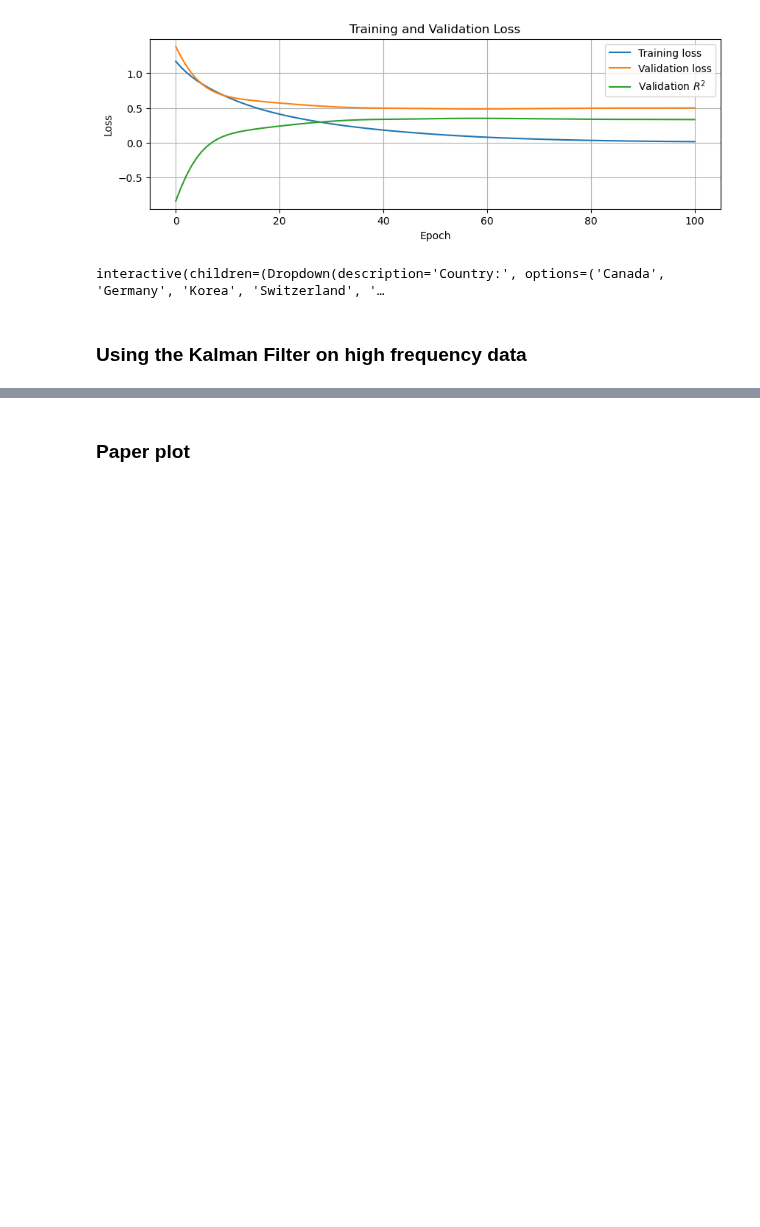
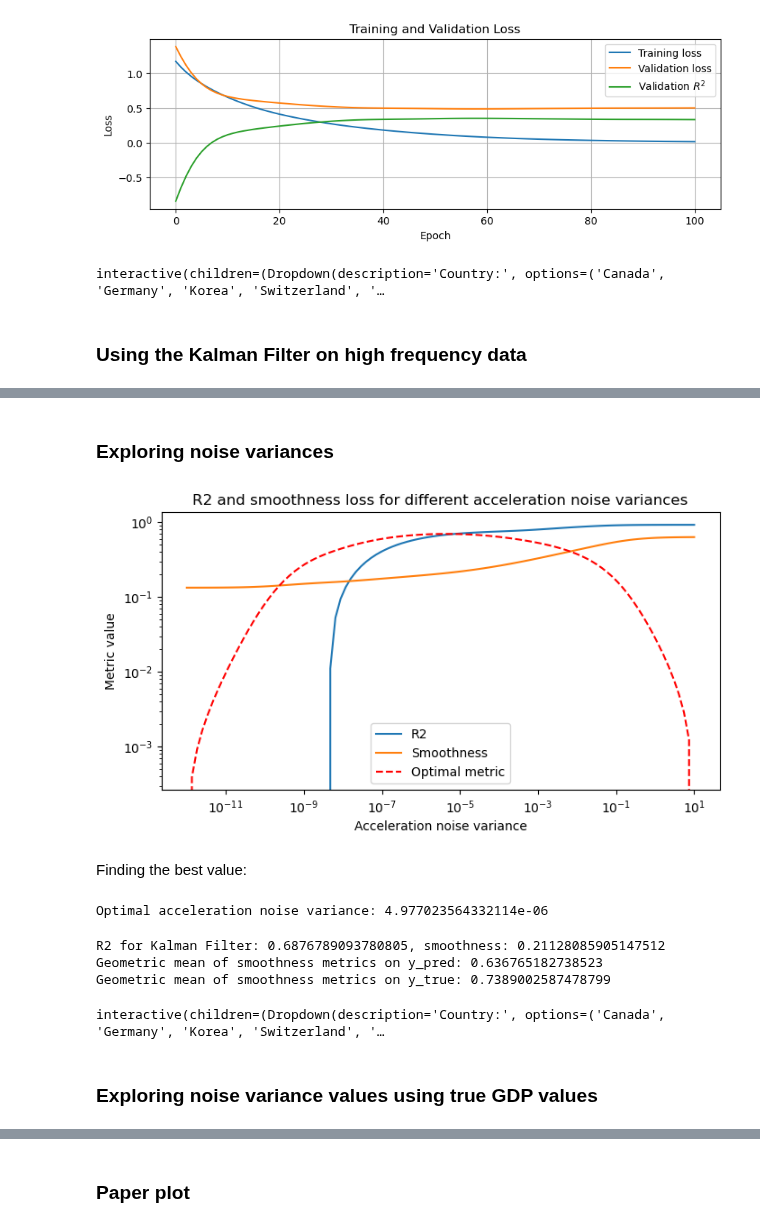
Before and after one commit to theS3b/Smoothing-Techniques-for-Predicting-High-Frequency-Time-Series, a Jupyter notebook: Kalman Filter on % GDP diff, with & without including real values.ipynb, the cells around one changed output, grey strips where cells are left out. Drawn from its saved outputs; the diff is of its cells as text; code cells hidden in the pictures; blank space fills up the shorter version.

```diff
--- a/Kalman Filter on % GDP diff, with & without including real values.ipynb
+++ b/Kalman Filter on % GDP diff, with & without including real values.ipynb
@@ -291,0 +223,44 @@ interactive(children=(Dropdown(description='Country:', options=('Canada', 'Germa
+# %% [markdown]
+### Exploring noise variances
+# %%
+variances = np.logspace(-12, 1, 100)
+
+r2s = np.zeros(len(variances))
+smoothness_losses = np.zeros(len(variances))
+
+for accel_var_idx, acceleration_noise_variance in tqdm(enumerate(variances), total=len(variances)):
+    kf_predictions_melted, hf_data_melted, kf_r2, kf_smoothness = apply_kalman_filter(model, preprocessor, use_true_values=False, seed=SEED, accurate_noise_var=0, accel_var=acceleration_noise_variance)
+    r2s[accel_var_idx] = kf_r2
+    smoothness_losses[accel_var_idx] = kf_smoothness[1] # keep the geometric mean only
+
+optimal_metric = (r2s - np.min(r2s)) / (np.max(r2s) - np.min(r2s)) - (smoothness_losses - np.min(smoothness_losses)) / (np.max(smoothness_losses) - np.min(smoothness_losses))
+
+plt.figure(figsize=(8, 4))
+plt.title("R2 and smoothness loss for different acceleration noise variances")
+plt.plot(variances, r2s, label="R2")
+plt.plot(variances, smoothness_losses, label="Smoothness")
+plt.plot(variances, optimal_metric, label="Optimal metric", color="red", linestyle="--")
+plt.xscale("log")
+plt.yscale("log")
+plt.xlabel("Acceleration noise variance")
+plt.ylabel("Metric value")
+plt.legend()
+plt.show()
+# %% [output]
+[figure, added]
+# %% [markdown]
+Finding the best value:
+# %%
+OPTIMAL_ACCEL_VAR = variances[np.argmax(optimal_metric)]
+print(f"Optimal acceleration noise variance: {OPTIMAL_ACCEL_VAR}")
+# %% [output]
+Optimal acceleration noise variance: 4.977023564332114e-06
+# %%
+predictions_merged = apply_and_plot_kalman_filter(model, preprocessor, use_true_values=False, accurate_noise_var=0, accel_var=OPTIMAL_ACCEL_VAR)
+# %% [output]
+R2 for Kalman Filter: 0.6876789093780805, smoothness: 0.21128085905147512
+Geometric mean of smoothness metrics on y_pred: 0.636765182738523
+Geometric mean of smoothness metrics on y_true: 0.7389002587478799
+interactive(children=(Dropdown(description='Country:', options=('Canada', 'Germany', 'Korea', 'Switzerland', '…
+# %% [markdown]
+### Exploring noise variance values using true GDP values
```
Also changed, not shown: parts of 16 cells of this notebook, 7 other files.
